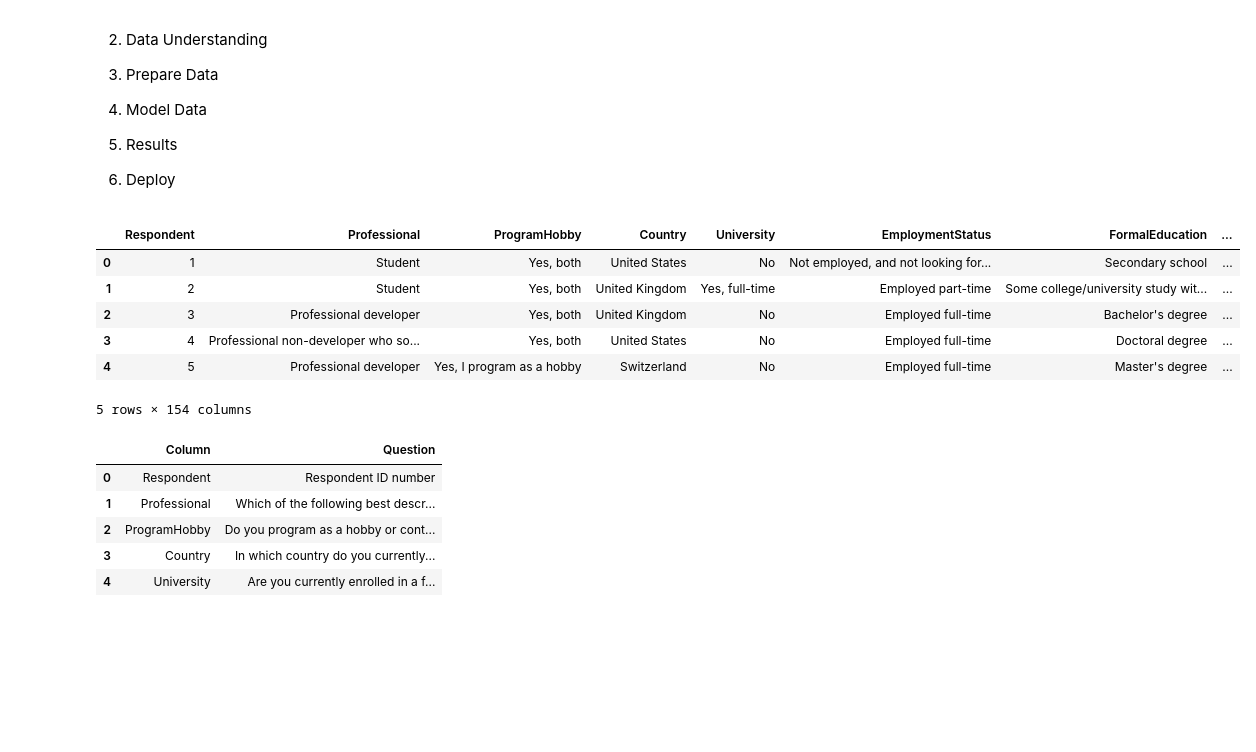
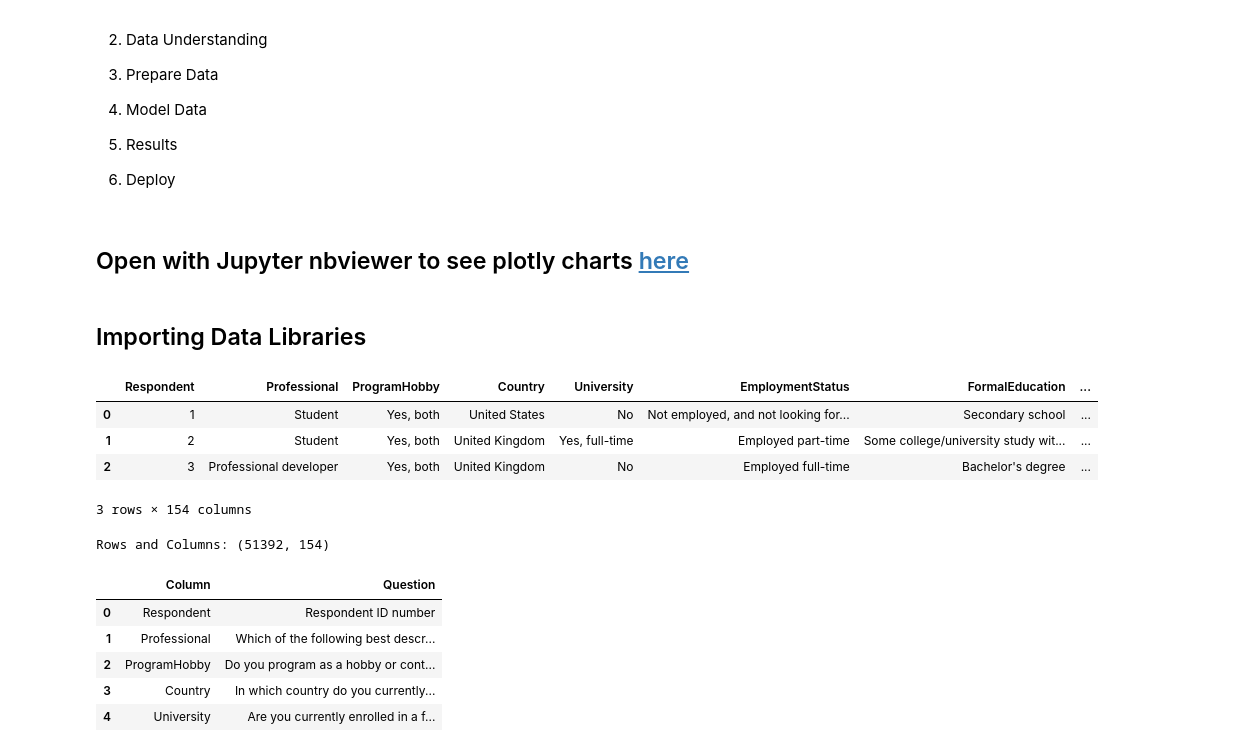
Before and after one commit to Minsifye/Stack-Overflow-Survey-Data-Analysis, a Jupyter notebook: StackOverflow_DataAnalysis.ipynb, the cells around one changed output. Cells and saved outputs as stored; diff of their text form; code cells hidden in the pictures; blank space fills up the shorter version.

```diff
--- a/StackOverflow_DataAnalysis.ipynb
+++ b/StackOverflow_DataAnalysis.ipynb
@@ -15,6 +15,10 @@ CRISP-DM Stages
 5. Results
 
 6. Deploy
+# %% [markdown]
+## Open with Jupyter nbviewer to see plotly charts  [here](https://nbviewer.jupyter.org/github/Minsifye/Stack-Overflow-Survey-Data-Analysis/blob/e0996ed3451c6d34fc98d439330992dd8864568b/StackOverflow_DataAnalysis.ipynb)
+# %% [markdown]
+## Importing Data Libraries
 # %%
 import pandas as pd
 import numpy as np
@@ -30,19 +31,22 @@ import plotly.graph_objs as go
 import warnings
 warnings.filterwarnings("ignore")
 # %%
-# Read data files for 2017 and 2018
-survey_2017 = pd.read_csv("/Users/monikabagyal/Google Drive/Udacity/Practice_Notebooks/StackOverflow_DataAnalysis/datafiles/2017/survey_results_public.csv")
-schema_2017 = pd.read_csv("/Users/monikabagyal/Google Drive/Udacity/Practice_Notebooks/StackOverflow_DataAnalysis/datafiles/2017/survey_results_schema.csv")
+# Read data files for stackoverflow developer survey data 2017
+path= "/Users/monikabagyal/Google Drive/Udacity/Practice_Notebooks/StackOverflow_DataAnalysis/datafiles/2017/"
+survey_2017 = pd.read_csv(path+"survey_results_public.csv")
+schema_2017 = pd.read_csv(path+"survey_results_schema.csv")
 # %%
-survey_2017.head()
+survey_2017.head(3)
 # %% [output]
 |  | Respondent | Professional | ProgramHobby | Country | University | EmploymentStatus | FormalEducation | ... |
 | 0 | 1 | Student | Yes, both | United States | No | Not employed, and not looking for... | Secondary school | ... |
 | 1 | 2 | Student | Yes, both | United Kingdom | Yes, full-time | Employed part-time | Some college/university study wit... | ... |
 | 2 | 3 | Professional developer | Yes, both | United Kingdom | No | Employed full-time | Bachelor's degree | ... |
-| 3 | 4 | Professional non-developer who so... | Yes, both | United States | No | Employed full-time | Doctoral degree | ... |
-| 4 | 5 | Professional developer | Yes, I program as a hobby | Switzerland | No | Employed full-time | Master's degree | ... |
-5 rows × 154 columns
+3 rows × 154 columns
+# %%
+print("Rows and Columns:",survey_2017.shape)
+# %% [output]
+Rows and Columns: (51392, 154)
 # %%
 schema_2017.head()
 # %% [output]
```
Also changed, not shown: parts of 24 cells of this notebook.
